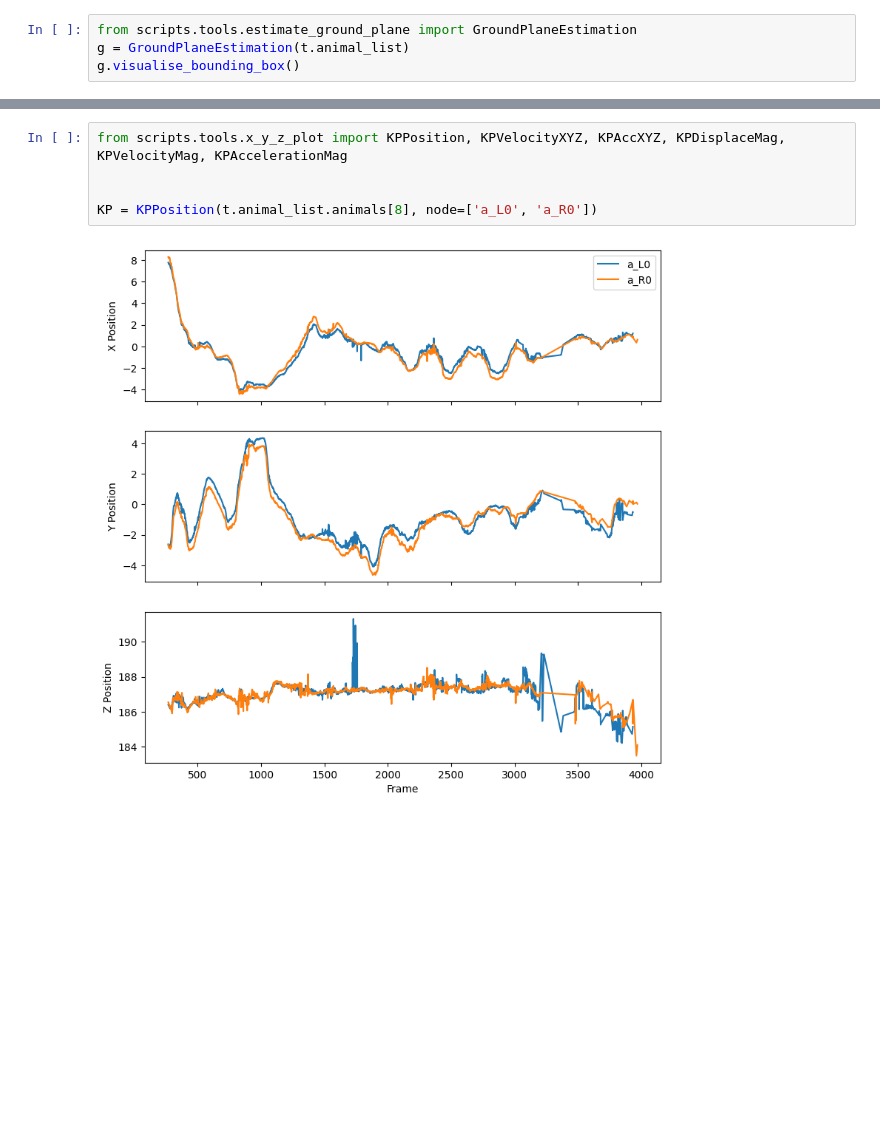
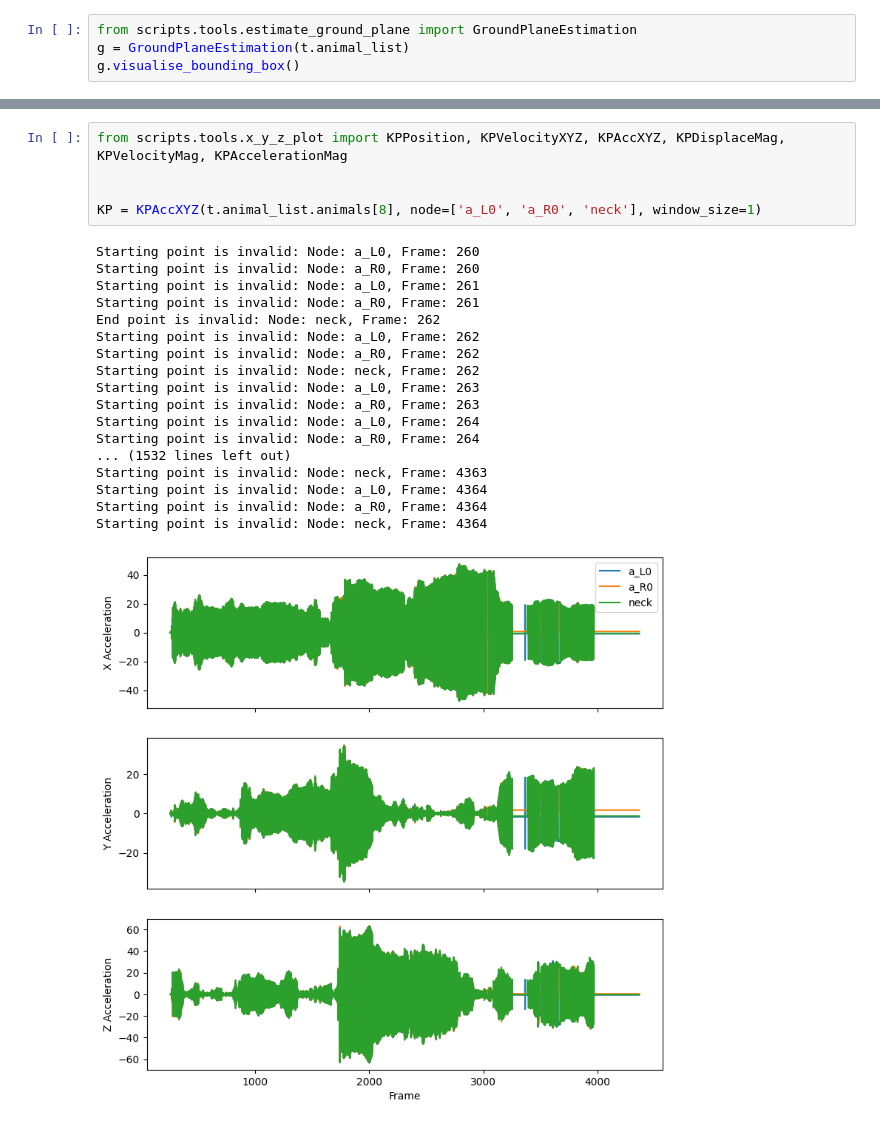
Before and after one commit to prolley-parnell/3d_ant_analysis, a Jupyter notebook: test_box.ipynb, the cells around one changed output, grey strips where cells are left out. Drawn from its saved outputs; the diff is of its cells as text; blank space fills up the shorter version.

```diff
--- a/test_box.ipynb
+++ b/test_box.ipynb
@@ -86,7 +67,24 @@ ERROR:src.animal:No rays present for animal at frame 3538
 # %%
 from scripts.tools.x_y_z_plot import KPPosition, KPVelocityXYZ, KPAccXYZ, KPDisplaceMag, KPVelocityMag, KPAccelerationMag
 
 
-KP = KPPosition(t.animal_list.animals[8], node=['a_L0', 'a_R0'])
+KP = KPAccXYZ(t.animal_list.animals[8], node=['a_L0', 'a_R0', 'neck'], window_size=1)
 # %% [output]
+Starting point is invalid: Node: a_L0, Frame: 260
+Starting point is invalid: Node: a_R0, Frame: 260
+Starting point is invalid: Node: a_L0, Frame: 261
+Starting point is invalid: Node: a_R0, Frame: 261
+End point is invalid: Node: neck, Frame: 262
+Starting point is invalid: Node: a_L0, Frame: 262
+Starting point is invalid: Node: a_R0, Frame: 262
+Starting point is invalid: Node: neck, Frame: 262
+Starting point is invalid: Node: a_L0, Frame: 263
+Starting point is invalid: Node: a_R0, Frame: 263
+Starting point is invalid: Node: a_L0, Frame: 264
+Starting point is invalid: Node: a_R0, Frame: 264
+... (1532 lines left out)
+Starting point is invalid: Node: neck, Frame: 4363
+Starting point is invalid: Node: a_L0, Frame: 4364
+Starting point is invalid: Node: a_R0, Frame: 4364
+Starting point is invalid: Node: neck, Frame: 4364
-[figure, old version]
+[figure, new version]
```
Also changed, not shown: parts of 3 cells of this notebook, 5 other files.
